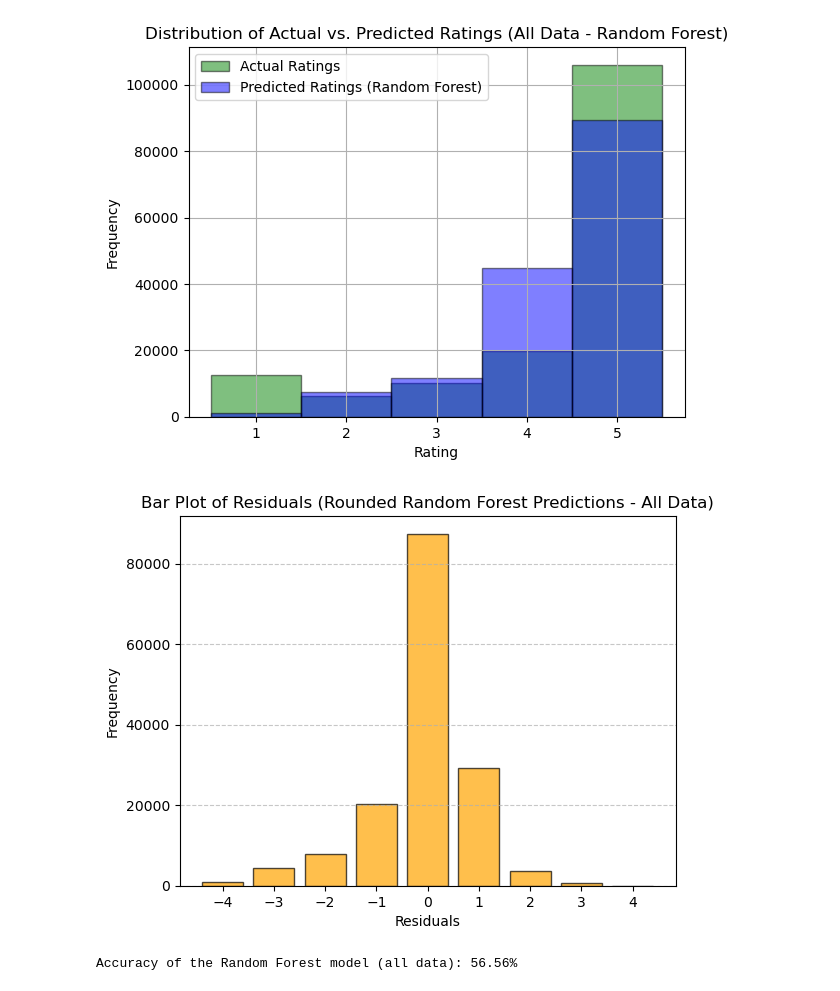
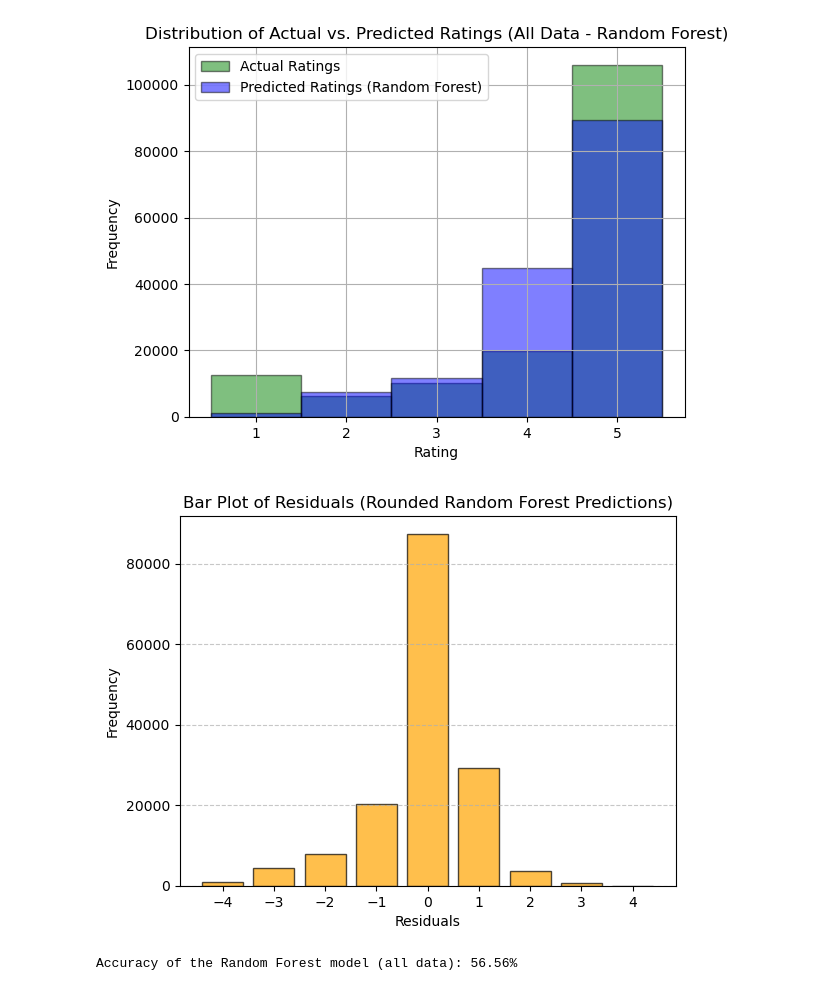
Before and after one commit to Ethan-code-1/DS_4002_Project1, a Jupyter notebook: SCRIPTS/project 1 analysis(3).ipynb, the cells around one changed output. Cells and saved outputs as stored; diff of their text form; code cells hidden in the pictures.

Commit message:
Fixed title of random forest bar plot.

```diff
--- a/SCRIPTS/project 1 analysis(3).ipynb
+++ b/SCRIPTS/project 1 analysis(3).ipynb
@@ -394,22 +394,22 @@ Random Forest R-squared Score (on all data): 0.4020
 # %%
 #1 Round the predictions to the nearest integer (since ratings are discrete)
 y_pred_rf_rounded = np.round(y_pred_rf).astype(int)
 residuals_rf = y - y_pred_rf_rounded
 
 #2. Create a bar plot of the residuals
 residual_counts = Counter(residuals_rf)
 residual_range = np.arange(-4, 5)
 counts = [residual_counts.get(i, 0) for i in residual_range]
 
 plt.bar(residual_range, counts, color='orange', edgecolor='black', alpha=0.7)
 plt.xlabel('Residuals')
 plt.ylabel('Frequency')
-plt.title('Bar Plot of Residuals (Rounded Random Forest Predictions - All Data)')
+plt.title('Bar Plot of Residuals (Rounded Random Forest Predictions)')
 plt.grid(True, axis='y', linestyle='--', alpha=0.7)
 plt.xticks(residual_range)
 plt.show()
 # %% [output]
-[figure, old version]
+[figure, new version]
 # %%
 #Calculate the accuracy of the random forest model
 y_pred_rf_rounded = np.round(y_pred_rf).astype(int)
```
Also changed, not shown: 3 other files.
